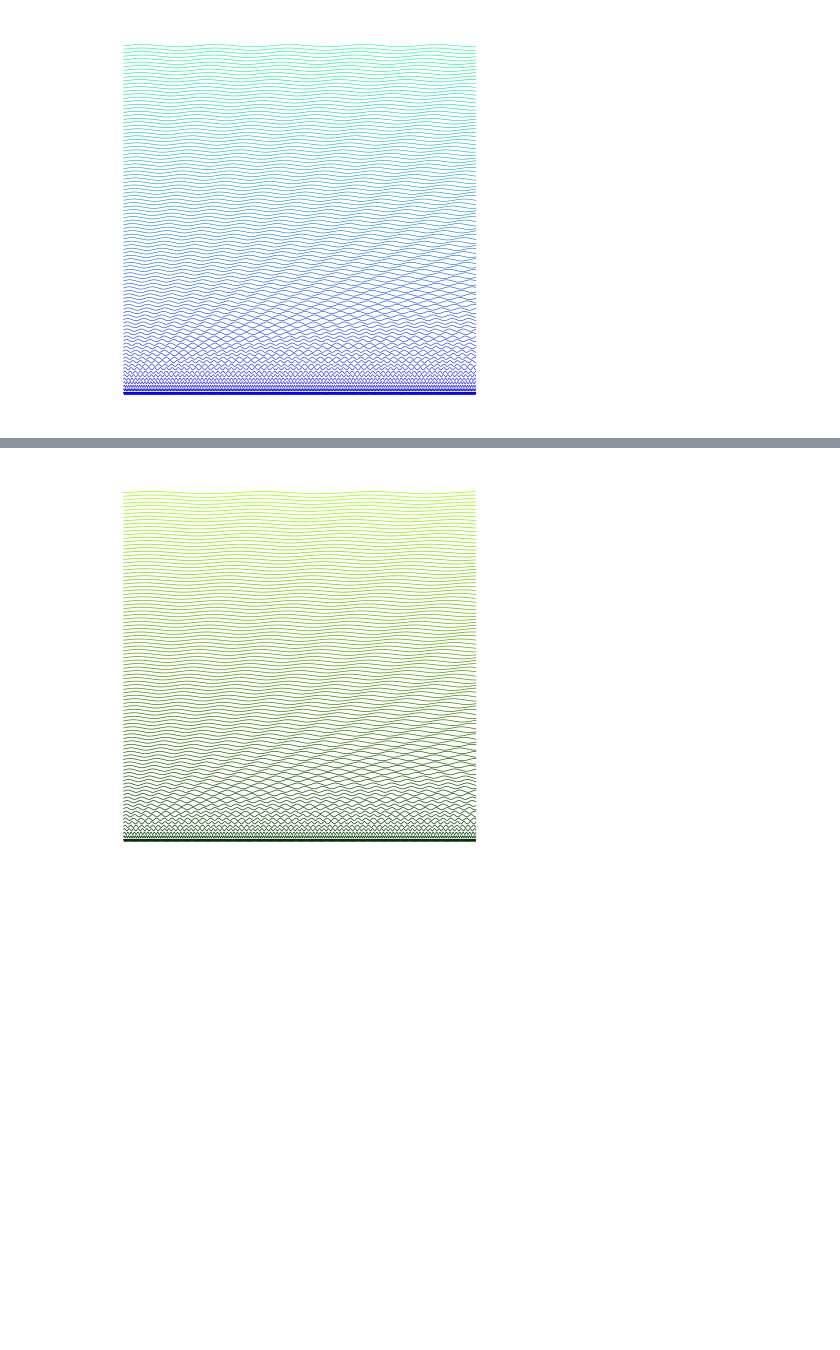
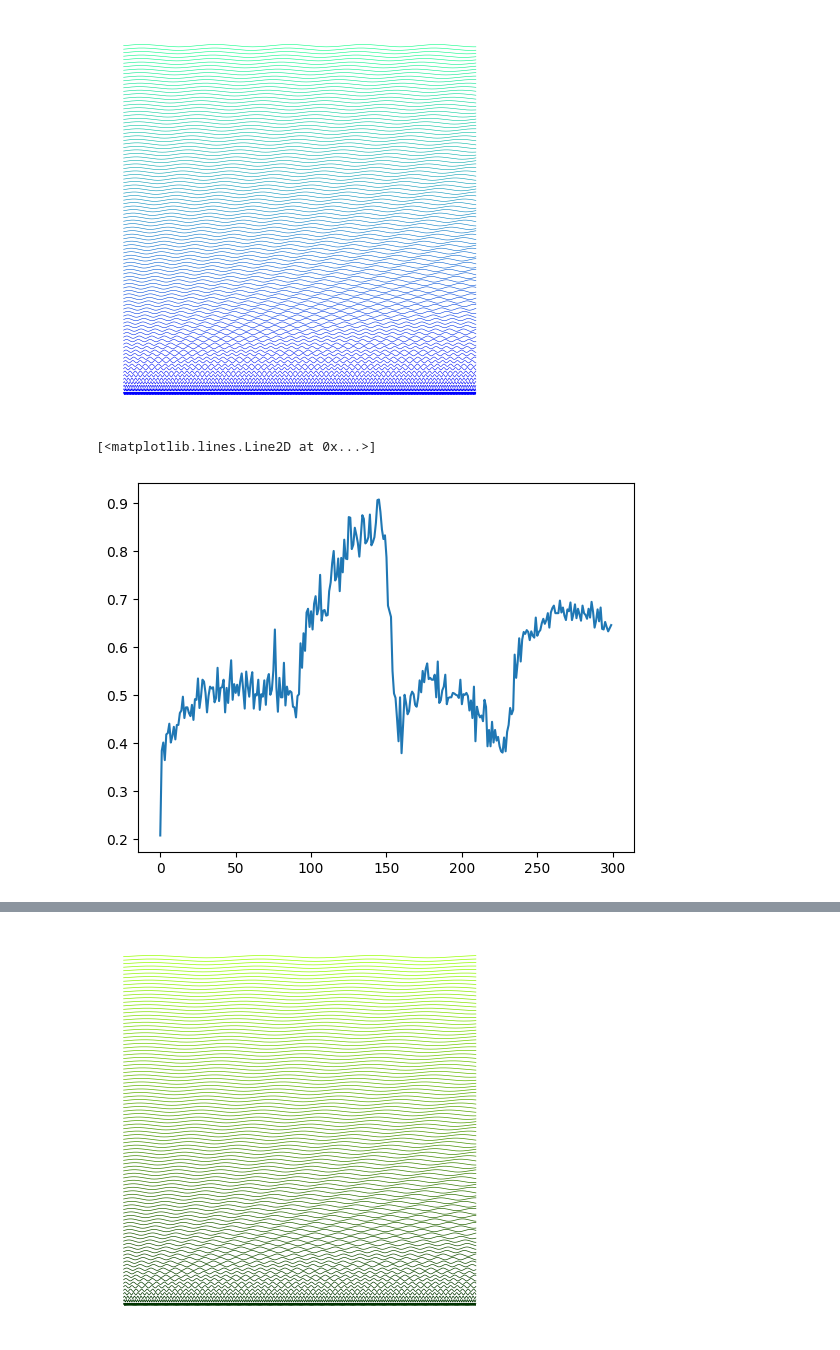
Before and after one commit to Plabrum/polargraph, a Jupyter notebook: drawing/lines.ipynb, the cells around one changed output, grey strips where cells are left out. Cells and saved outputs as stored; diff of their text form; code cells hidden in the pictures; blank space fills up the shorter version.

Commit message:
local lines

```diff
--- a/drawing/lines.ipynb
+++ b/drawing/lines.ipynb
@@ -72,3 +72,19 @@ def equation(x, i):
     return 3*(i) + np.sin((30*x)/(i+1) )
 
 draw_lines(100, equation, mpl.colormaps['winter'])
+# %%
+matrix = plt.imread("images/girl_hat.gif")
+# %%
+total_max = 0
+third_line = []
+for line in range(int(matrix.shape[0]/3)):
+    avg_line = np.mean(matrix[line*3:line*3+3,:], axis=0)
+    total_max = max(total_max, max(avg_line))
+    third_line.append(avg_line)
+
+third_line = np.array(third_line)/total_max
+# %%
+plt.plot(third_line[0])
+# %% [output]
+[<matplotlib.lines.Line2D at 0x...>]
+[figure, added]
```
Also changed, not shown: parts of 5 cells of this notebook, 1 other file.
